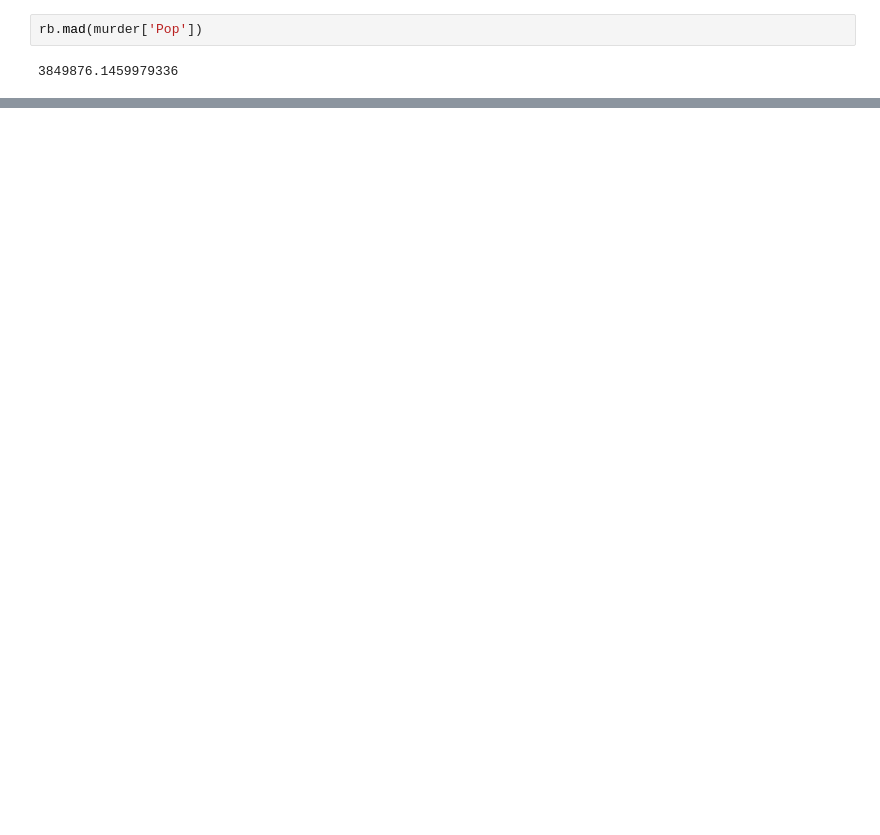
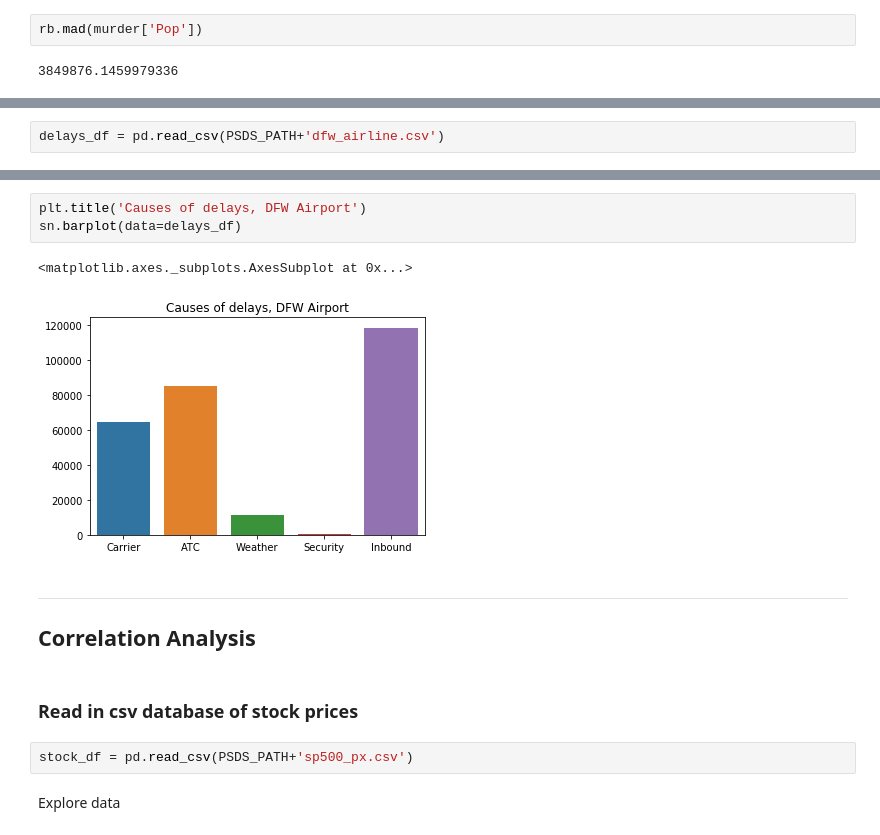
Before and after one commit to coolum001/Stats4DSNotebookProject, a Jupyter notebook: Stats4DS.ipynb, the cells around one changed output, grey strips where cells are left out. Drawn from its saved outputs; the diff is of its cells as text; blank space fills up the shorter version.

```diff
--- a/Stats4DS.ipynb
+++ b/Stats4DS.ipynb
@@ -286,0 +374,2 @@ rb.mad(murder['Pop'])
+# %%
+delays_df = pd.read_csv(PSDS_PATH+'dfw_airline.csv')
@@ -286,0 +381,15 @@ rb.mad(murder['Pop'])
+# %%
+plt.title('Causes of delays, DFW Airport')
+sn.barplot(data=delays_df)
+# %% [output]
+<matplotlib.axes._subplots.AxesSubplot at 0x...>
+[figure, added]
+# %% [markdown]
+---
+## Correlation Analysis
+# %% [markdown]
+### Read in csv database of stock prices
+# %%
+stock_df = pd.read_csv(PSDS_PATH+'sp500_px.csv')
+# %% [markdown]
+Explore data
```
Also changed, not shown: parts of 233 cells of this notebook, 2 other files.
